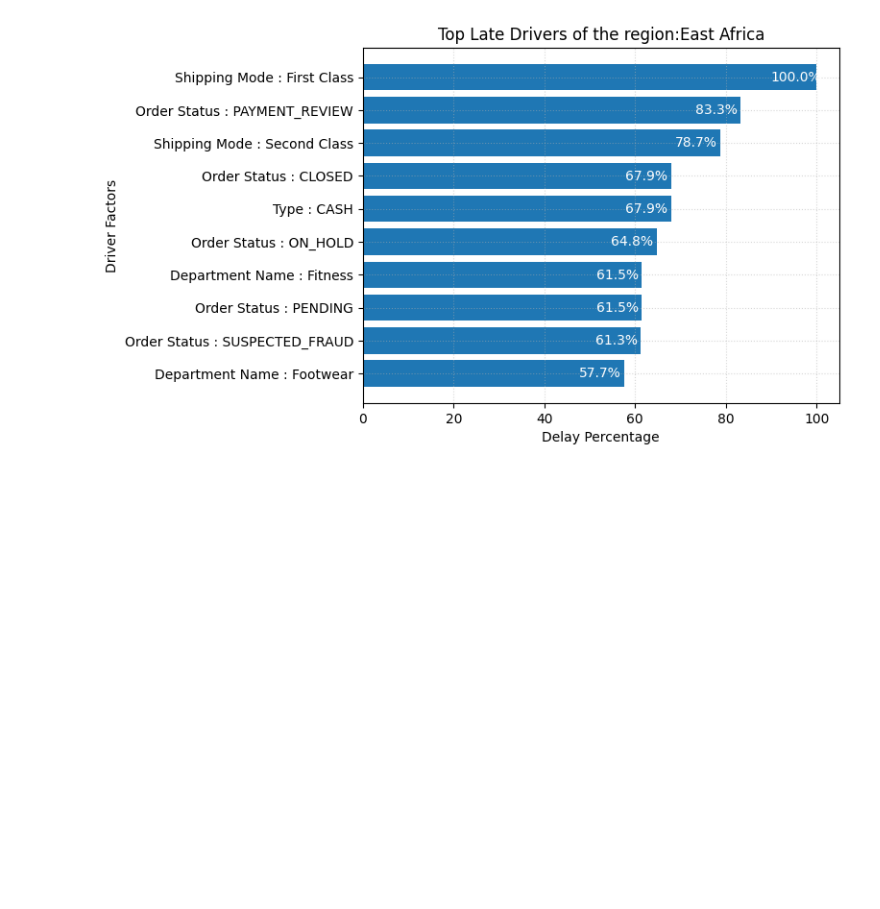
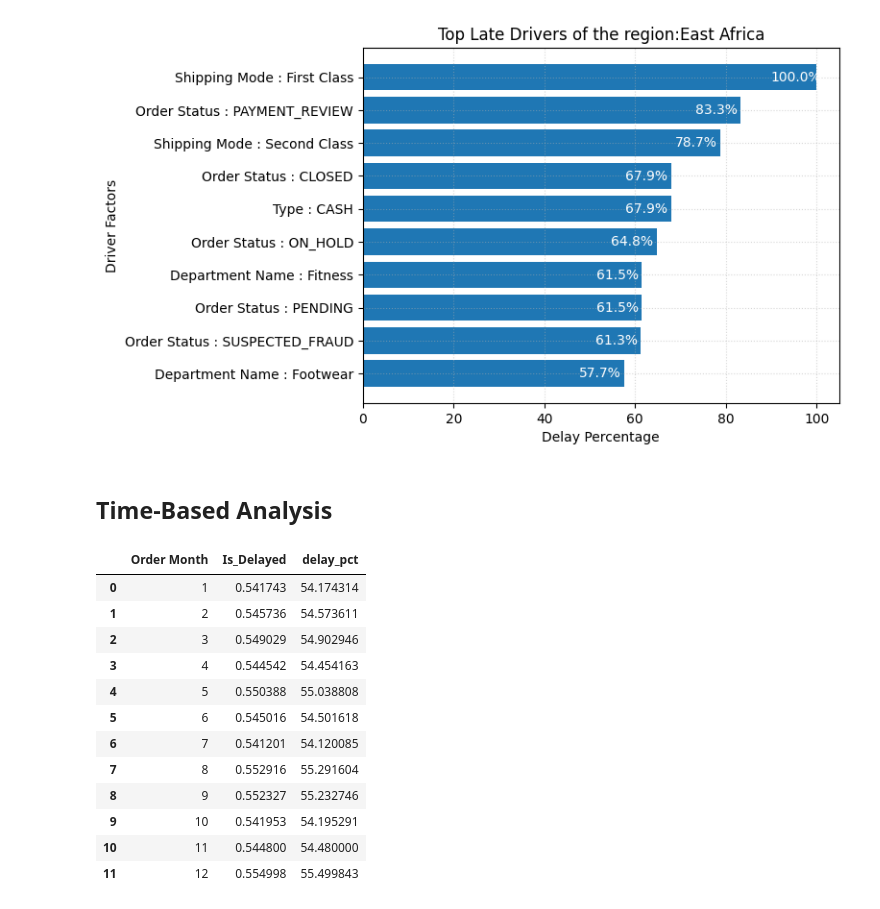
Before and after one commit to mnakhil/supply-chain-predictive-analytics, a Jupyter notebook: notebooks/EDA.ipynb, the cells around one changed output. Cells and saved outputs as stored; diff of their text form; code cells hidden in the pictures; blank space fills up the shorter version.

Commit message:
Time series analysis begun

```diff
--- a/notebooks/EDA.ipynb
+++ b/notebooks/EDA.ipynb
@@ -493,3 +493,5 @@ top_drivers_region('Central Africa')
 top_drivers_region('East Africa')
 # %% [output]
 [figure]
+# %% [markdown]
+## Time-Based Analysis
@@ -495,0 +521,16 @@ top_drivers_region('East Africa')
+# %%
+delay_by_month
+# %% [output]
+|  | Order Month | Is_Delayed | delay_pct |
+| 0 | 1 | 0.541743 | 54.174314 |
+| 1 | 2 | 0.545736 | 54.573611 |
+| 2 | 3 | 0.549029 | 54.902946 |
+| 3 | 4 | 0.544542 | 54.454163 |
+| 4 | 5 | 0.550388 | 55.038808 |
+| 5 | 6 | 0.545016 | 54.501618 |
+| 6 | 7 | 0.541201 | 54.120085 |
+| 7 | 8 | 0.552916 | 55.291604 |
+| 8 | 9 | 0.552327 | 55.232746 |
+| 9 | 10 | 0.541953 | 54.195291 |
+| 10 | 11 | 0.544800 | 54.480000 |
+| 11 | 12 | 0.554998 | 55.499843 |
```
Also changed, not shown: parts of 5 cells of this notebook.
